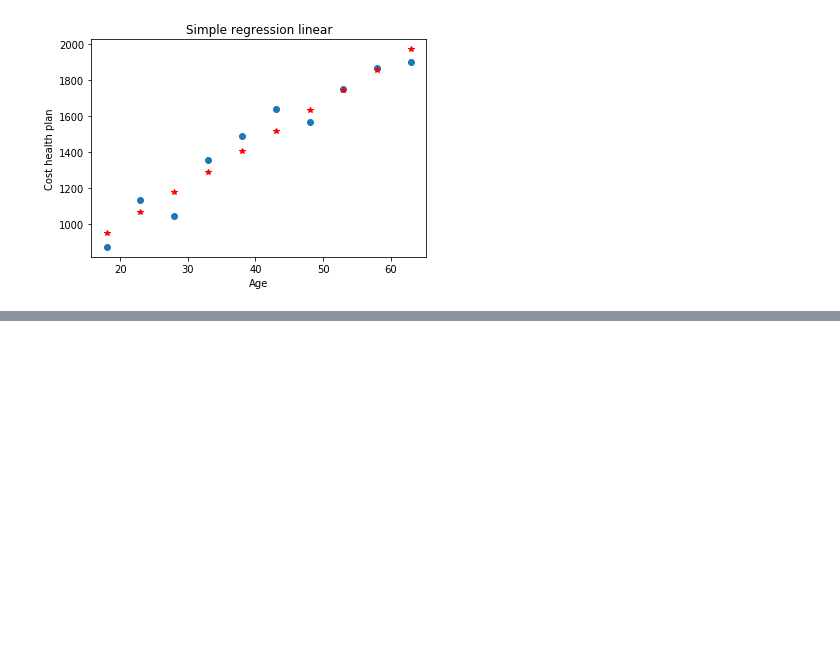
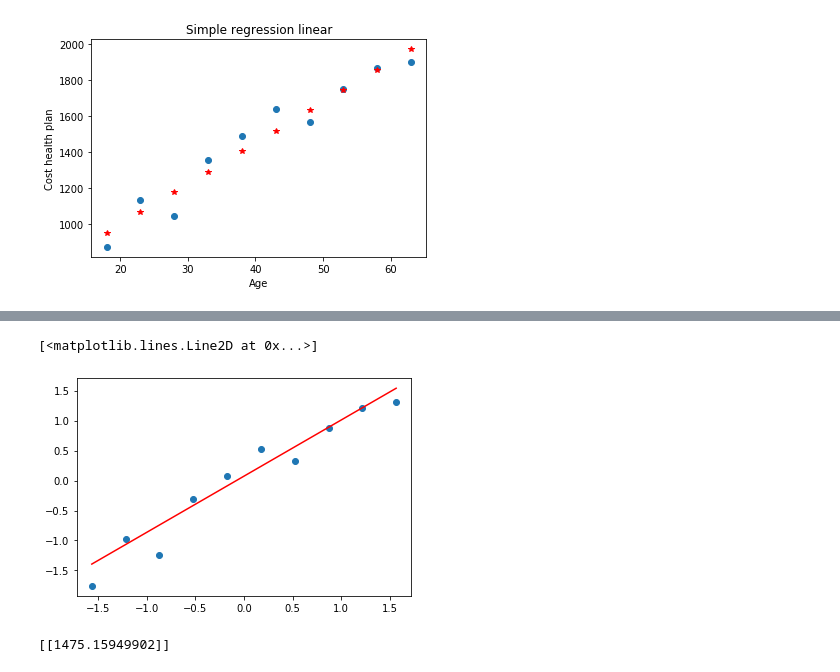
Before and after one commit to joberthrogers18/Machine-Learning-Training, a Jupyter notebook: deep-learning_tensorflow/Regreesion_linear/regression_linear_scikit_learn.ipynb, the cells around one changed output, grey strips where cells are left out. Drawn from its saved outputs; the diff is of its cells as text; code cells hidden in the pictures; blank space fills up the shorter version.

```diff
--- a/deep-learning_tensorflow/Regreesion_linear/regression_linear_scikit_learn.ipynb
+++ b/deep-learning_tensorflow/Regreesion_linear/regression_linear_scikit_learn.ipynb
@@ -118,0 +175,35 @@ plt.ylabel('Cost health plan')
+# %%
+np.random.seed(0)
+print(np.random.rand(2))
+
+# Create the first coefficient
+b0 = tf.Variable(0.54)
+b1 = tf.Variable(0.71)
+
+# calculate the error
+error = tf.losses.mean_squared_error(axis_y_2, (b0 + b1 * axis_x_2))
+
+# use decent of gradient
+optimazer = tf.train.GradientDescentOptimizer(learning_rate=0.001)
+# Adjust the parameters (coefficient) untill find the minimum global
+training = optimazer.minimize(error)
+
+# initialize the variables
+init = tf.global_variables_initializer()
+
+with tf.Session() as sess:
+    sess.run(init)
+    # print(sess.run(b0))
+    # print(sess.run(b1))
+    for i in range(1000):
+        sess.run(training)
+
+    b0_final, b1_final = sess.run([b0, b1])
+    print('Coefficients values updated')
+    print(b0_final, b1_final)
+
+previsions_tensor = b0_final + b1_final * axis_x_2
+print('\n\n Previsions')
+print(previsions_tensor)
+
+prev_tensor_transform = scaler_y.inverse_transform(previsions_tensor)
@@ -118,0 +227,6 @@ plt.ylabel('Cost health plan')
+# %%
+plt.plot(axis_x_2, axis_y_2, 'o')
+plt.plot(axis_x_2, previsions_tensor, color='red')
+# %% [output]
+[<matplotlib.lines.Line2D at 0x...>]
+[figure, added]
@@ -118,0 +243,5 @@ plt.ylabel('Cost health plan')
+# %%
+# prevision for a people with age 40th
+print(predict_cost_health_plan( 40 ))
+# %% [output]
+[[1475.15949902]]
```
Also changed, not shown: parts of 12 cells of this notebook.
